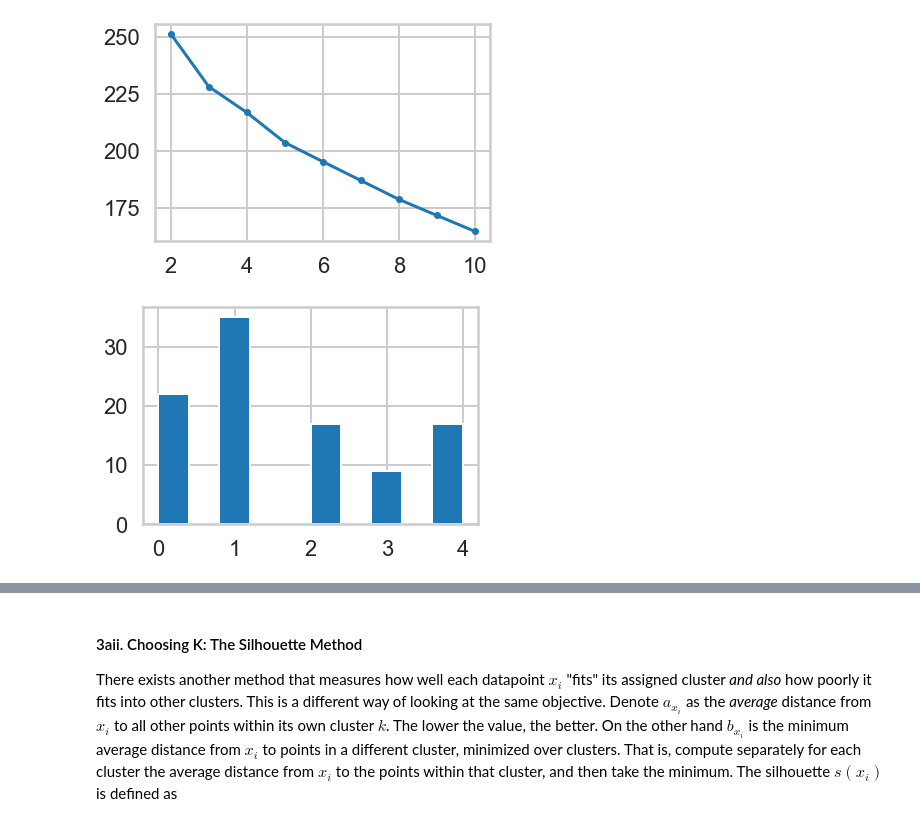
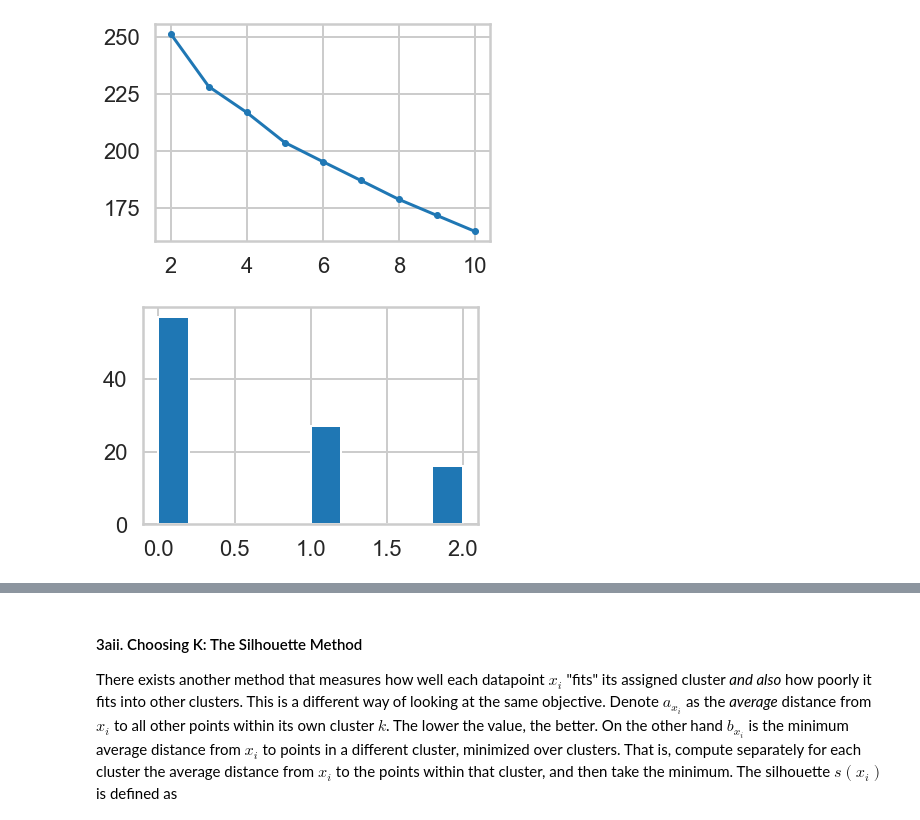
Before and after one commit to michaelearnest/Springboard, a Jupyter notebook: Clustering Case Study/Clustering Case Study - Customer Segmentation with K-Means - Tier 3.ipynb, the cells around one changed output, grey strips where cells are left out. Saved outputs shown, nothing was run; the diff lists cells and outputs as text; code cells hidden in the pictures.

```diff
--- a/Clustering Case Study/Clustering Case Study - Customer Segmentation with K-Means - Tier 3.ipynb
+++ b/Clustering Case Study/Clustering Case Study - Customer Segmentation with K-Means - Tier 3.ipynb
@@ -171,8 +194,8 @@ plt.show()
 # %% [output]
 [figure]
 # %%
-k_best = 5
+k_best = 3
 plt.hist(labels[k_best])
 plt.show()
 # %% [output]
-[figure, old version]
+[figure, new version]
```
Also changed, not shown: parts of 7 cells of this notebook.
